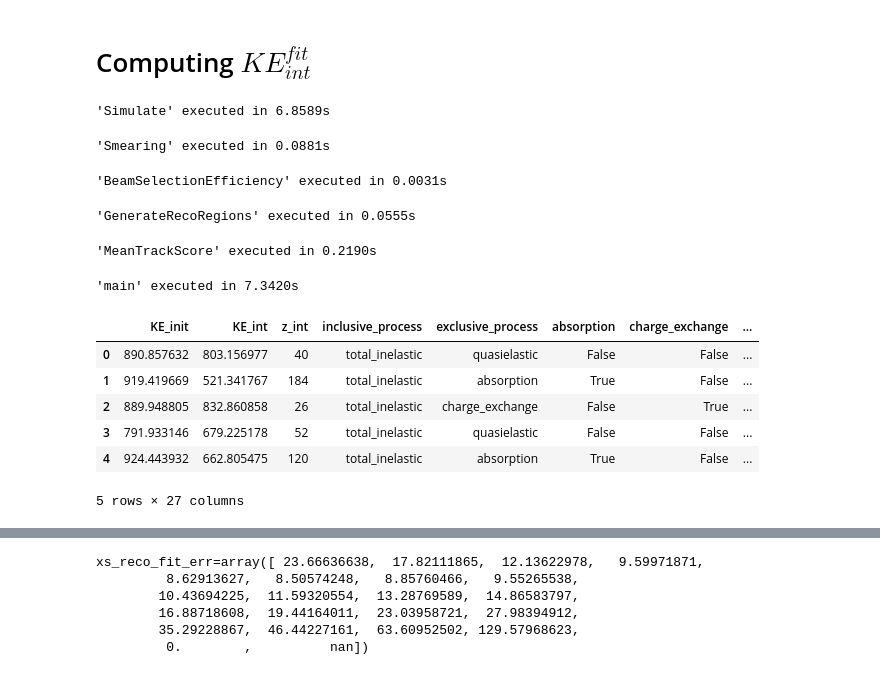
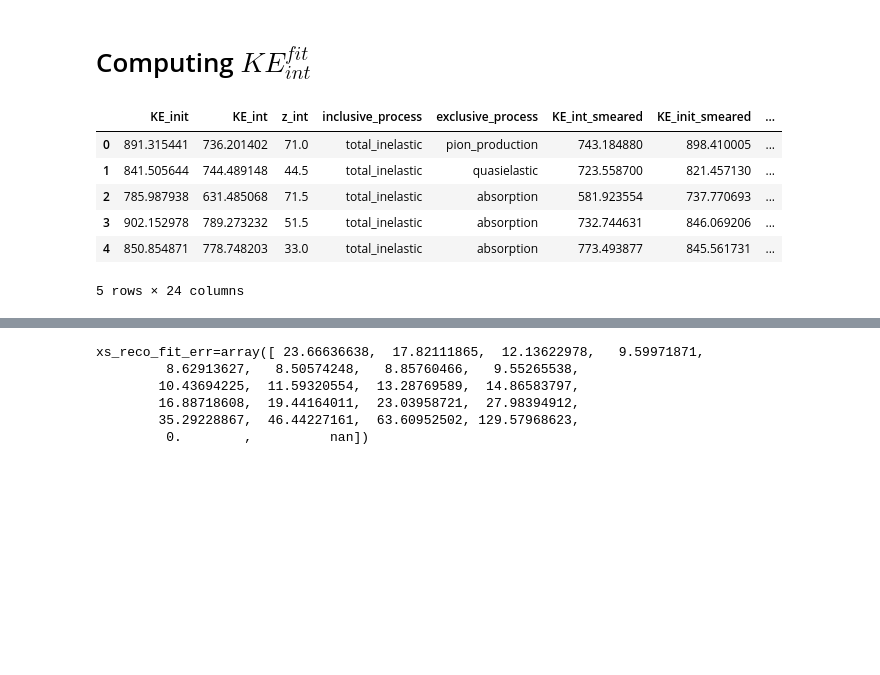
Before and after one commit to dlindebaum/pion-argon-xs-analysis, a Jupyter notebook: analysis/notebooks/cex_region_fit.ipynb, the cells around one changed output, grey strips where cells are left out. Saved outputs shown, nothing was run; the diff lists cells and outputs as text; code cells hidden in the pictures; blank space fills up the shorter version.

```diff
--- a/analysis/notebooks/cex_region_fit.ipynb
+++ b/analysis/notebooks/cex_region_fit.ipynb
@@ -985,22 +985,16 @@ print(outputs)
 # %% [markdown]
 # Computing $KE^{fit}_{int}$
 # %%
-toy_observed = cross_section.Toy(df = cex_toy_generator.main(cex_toy_generator.ResolveConfig(CreateConfig(PDSP = 1, p_init = 1000, seed = 1))), smearing = True)
+# toy_observed = cross_section.Toy(df = cex_toy_generator.main(cex_toy_generator.ResolveConfig(CreateConfig(PDSP = 1, p_init = 1000, seed = 1))), smearing = True)
 display(toy_observed.df.head())
 # %% [output]
+|  | KE_init | KE_int | z_int | inclusive_process | exclusive_process | KE_int_smeared | KE_init_smeared | ... |
+| 0 | 891.315441 | 736.201402 | 71.0 | total_inelastic | pion_production | 743.184880 | 898.410005 | ... |
+| 1 | 841.505644 | 744.489148 | 44.5 | total_inelastic | quasielastic | 723.558700 | 821.457130 | ... |
+| 2 | 785.987938 | 631.485068 | 71.5 | total_inelastic | absorption | 581.923554 | 737.770693 | ... |
+| 3 | 902.152978 | 789.273232 | 51.5 | total_inelastic | absorption | 732.744631 | 846.069206 | ... |
+| 4 | 850.854871 | 778.748203 | 33.0 | total_inelastic | absorption | 773.493877 | 845.561731 | ... |
-'Simulate' executed in 6.8589s
+5 rows × 24 columns
-'Smearing' executed in 0.0881s
-'BeamSelectionEfficiency' executed in 0.0031s
-'GenerateRecoRegions' executed in 0.0555s
-'MeanTrackScore' executed in 0.2190s
-'main' executed in 7.3420s
-|  | KE_init | KE_int | z_int | inclusive_process | exclusive_process | absorption | charge_exchange | ... |
-| 0 | 890.857632 | 803.156977 | 40 | total_inelastic | quasielastic | False | False | ... |
-| 1 | 919.419669 | 521.341767 | 184 | total_inelastic | absorption | True | False | ... |
-| 2 | 889.948805 | 832.860858 | 26 | total_inelastic | charge_exchange | False | True | ... |
-| 3 | 791.933146 | 679.225178 | 52 | total_inelastic | quasielastic | False | False | ... |
-| 4 | 924.443932 | 662.805475 | 120 | total_inelastic | absorption | True | False | ... |
-5 rows × 27 columns
 # %%
 result = RegionFitToyStudy(toy_observed, model, energy_slice, mean_track_score_bins)
 # %% [output]
```
Also changed, not shown: parts of 10 cells of this notebook, 1 other file.
